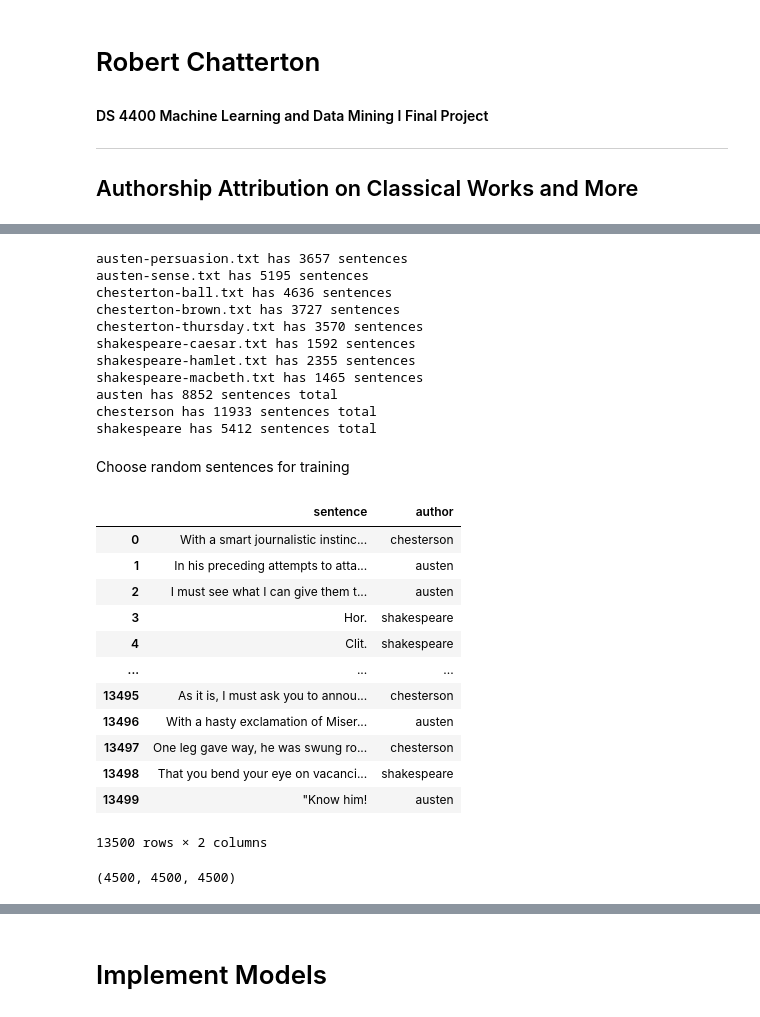
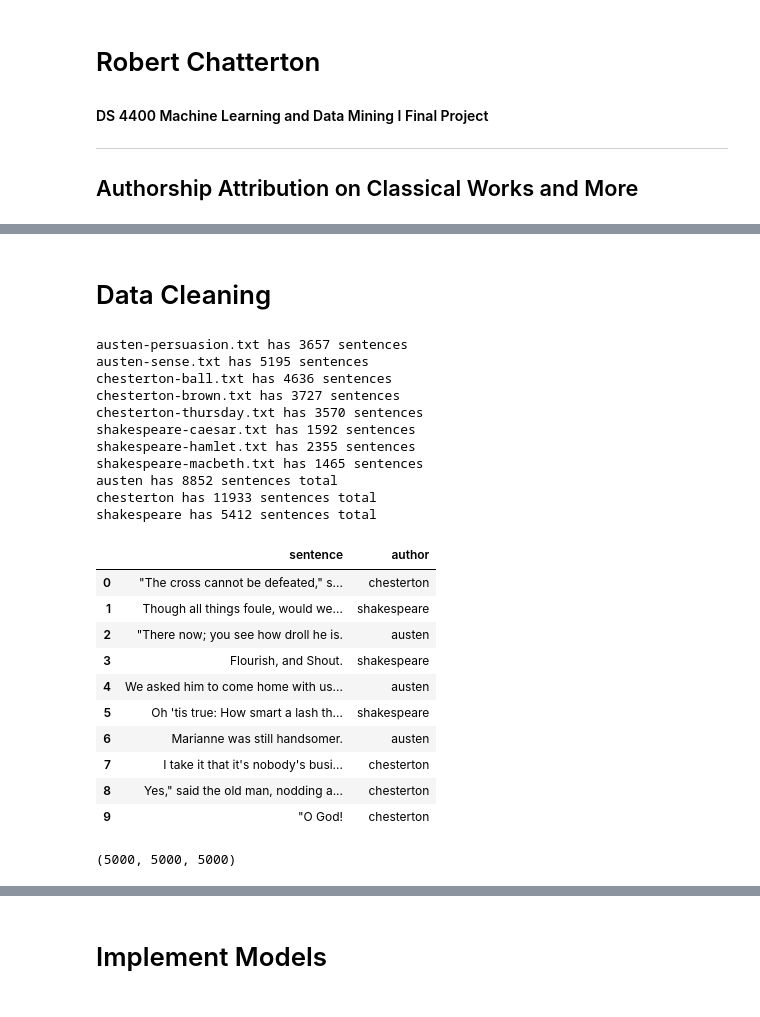
Before and after one commit to robert-chatterton/authorship-attribution, a Jupyter notebook: authorship_attribution.ipynb, the cells around one changed output, grey strips where cells are left out. Cells and saved outputs as stored; diff of their text form; code cells hidden in the pictures.

```diff
--- a/authorship_attribution.ipynb
+++ b/authorship_attribution.ipynb
@@ -42,5 +61,7 @@ True
+# %% [markdown]
+# Data Cleaning
 # %%
-minimum_sentence_length = 0
+minimum_sentence_length = 1
 
 def create_sentence_list(work):
     raw = nltk.corpus.gutenberg.raw(work)
@@ -54,18 +75,18 @@ def create_sentence_list(work):
     sents = nltk.tokenize.sent_tokenize(text)
 
     # remove short sentences
-    sents = [sent for sent in sents if len(sent) > minimum_sentence_length]
+    sents = [sent for sent in sents if len(sent) >= minimum_sentence_length]
     print(f'{work} has {len(sents)} sentences')
     return sents
 
 # authors and works to investigate
 austen = create_sentence_list('austen-persuasion.txt') + create_sentence_list('austen-sense.txt')
-chesterson = create_sentence_list('chesterton-ball.txt') + create_sentence_list('chesterton-brown.txt') + create_sentence_list('chesterton-thursday.txt')
+chesterton = create_sentence_list('chesterton-ball.txt') + create_sentence_list('chesterton-brown.txt') + create_sentence_list('chesterton-thursday.txt')
 shakespeare = create_sentence_list('shakespeare-caesar.txt') + create_sentence_list('shakespeare-hamlet.txt') + create_sentence_list('shakespeare-macbeth.txt')
 
 works = {
     'austen': austen,
-    'chesterson': chesterson,
+    'chesterton': chesterton,
     'shakespeare': shakespeare
 }
 
@@ -81,46 +102,42 @@ shakespeare-caesar.txt has 1592 sentences
 shakespeare-hamlet.txt has 2355 sentences
 shakespeare-macbeth.txt has 1465 sentences
 austen has 8852 sentences total
-chesterson has 11933 sentences total
+chesterton has 11933 sentences total
 shakespeare has 5412 sentences total
-# %% [markdown]
-Choose random sentences for training
 # %%
 # slightly lower than least amount of sentences of any author
-to_choose = 4500
+to_choose = 5000
 sentences = []
 sentence_labels = []
 
 for author, sents in works.items():
     chosen = np.random.choice(sents, to_choose, replace=False)
     sentences += list(chosen)
     sentence_labels += [author] * to_choose
 
 # shuffle list randomly
 Xy = list(zip(sentences, sentence_labels))
 random.shuffle(Xy)
 X, y = zip(*Xy)
 
 df = pd.DataFrame()
 df['sentence'] = X
 df['author'] = y
-df
+df.head(10)
 # %% [output]
 |  | sentence | author |
-| 0 | With a smart journalistic instinc... | chesterson |
-| 1 | In his preceding attempts to atta... | austen |
-| 2 | I must see what I can give them t... | austen |
-| 3 | Hor. | shakespeare |
-| 4 | Clit. | shakespeare |
-| ... | ... | ... |
-| 13495 | As it is, I must ask you to annou... | chesterson |
-| 13496 | With a hasty exclamation of Miser... | austen |
-| 13497 | One leg gave way, he was swung ro... | chesterson |
-| 13498 | That you bend your eye on vacanci... | shakespeare |
-| 13499 | "Know him! | austen |
+| 0 | "The cross cannot be defeated," s... | chesterton |
+| 1 | Though all things foule, would we... | shakespeare |
+| 2 | "There now; you see how droll he is. | austen |
+| 3 | Flourish, and Shout. | shakespeare |
+| 4 | We asked him to come home with us... | austen |
+| 5 | Oh 'tis true: How smart a lash th... | shakespeare |
+| 6 | Marianne was still handsomer. | austen |
+| 7 | I take it that it's nobody's busi... | chesterton |
+| 8 | Yes," said the old man, nodding a... | chesterton |
+| 9 | "O God! | chesterton |
-13500 rows × 2 columns
 # %%
-# each author has 4500 selected sentences
-len(np.where(df['author'] == 'chesterson')[0]), len(np.where(df['author'] == 'austen')[0]), len(np.where(df['author'] == 'shakespeare')[0])
+# each author has the same number of randomly selected sentences
+len(np.where(df['author'] == 'chesterton')[0]), len(np.where(df['author'] == 'austen')[0]), len(np.where(df['author'] == 'shakespeare')[0])
 # %% [output]
-(4500, 4500, 4500)
+(5000, 5000, 5000)
```
Also changed, not shown: parts of 55 cells of this notebook, 8 other files.
